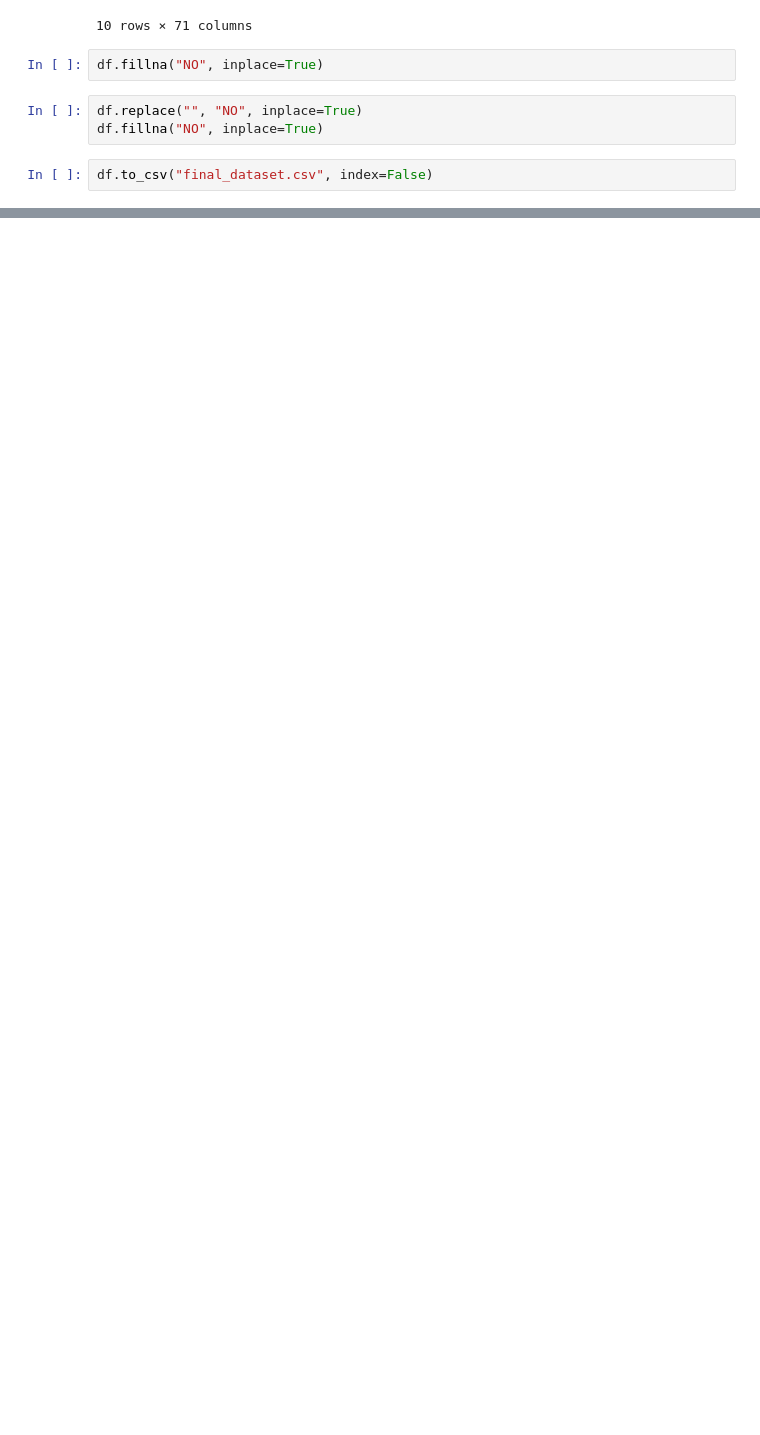
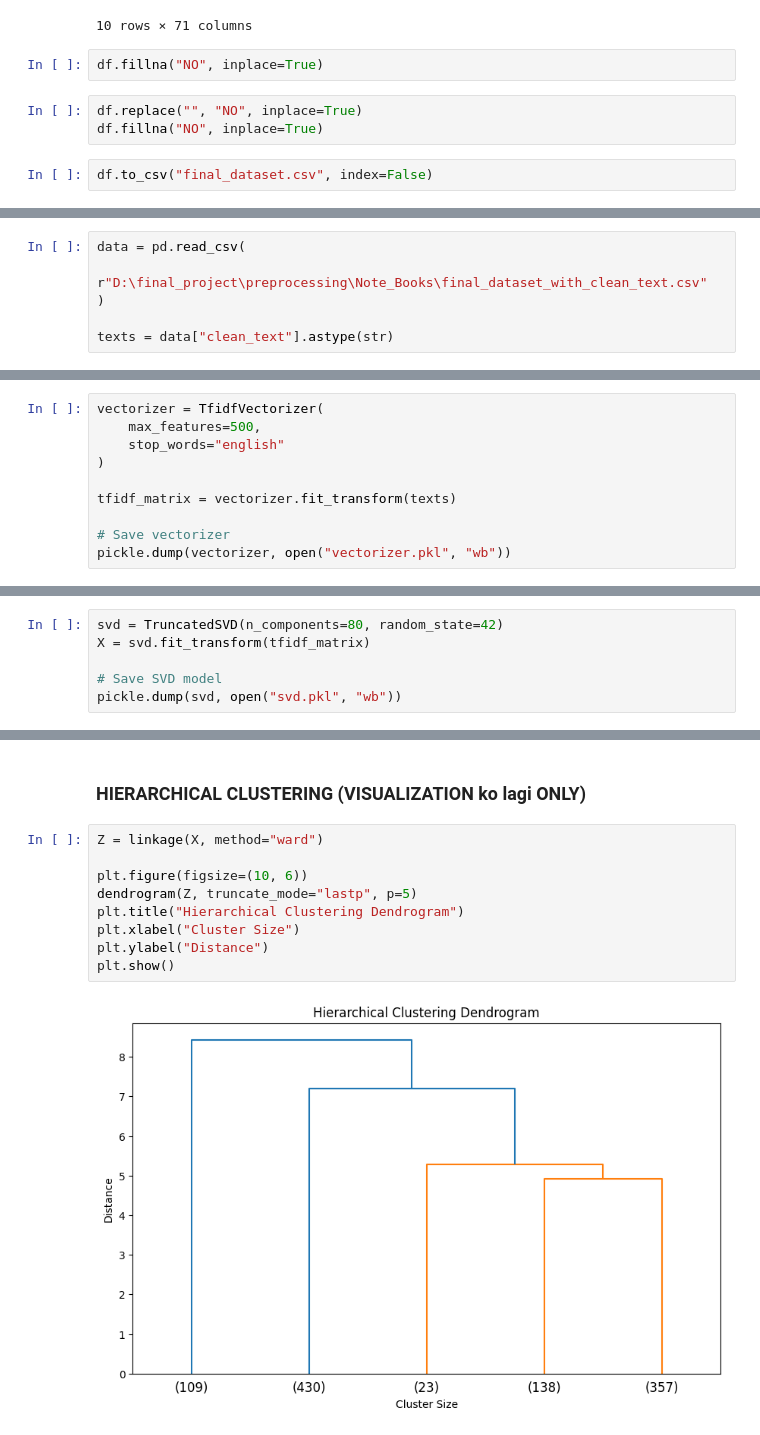
Before and after one commit to smriti-mulmi/Preprocessing, a Jupyter notebook: Note_Books/NTRS_hotel_review_ayena.ipynb, the cells around one changed output, grey strips where cells are left out. Cells and saved outputs as stored; diff of their text form; blank space fills up the shorter version.

Commit message:
Updated recommendation logic and dataset

```diff
--- a/Note_Books/NTRS_hotel_review_ayena.ipynb
+++ b/Note_Books/NTRS_hotel_review_ayena.ipynb
@@ -1180,0 +1380,6 @@ df.to_csv("final_dataset.csv", index=False)
+# %%
+data = pd.read_csv(
+    r"D:\final_project\preprocessing\Note_Books\final_dataset_with_clean_text.csv"
+)
+
+texts = data["clean_text"].astype(str)
@@ -1180,0 +1388,10 @@ df.to_csv("final_dataset.csv", index=False)
+# %%
+vectorizer = TfidfVectorizer(
+    max_features=500,
+    stop_words="english"
+)
+
+tfidf_matrix = vectorizer.fit_transform(texts)
+
+# Save vectorizer
+pickle.dump(vectorizer, open("vectorizer.pkl", "wb"))
@@ -1180,0 +1400,6 @@ df.to_csv("final_dataset.csv", index=False)
+# %%
+svd = TruncatedSVD(n_components=80, random_state=42)
+X = svd.fit_transform(tfidf_matrix)
+
+# Save SVD model
+pickle.dump(svd, open("svd.pkl", "wb"))
@@ -1180,0 +1466,13 @@ df.to_csv("final_dataset.csv", index=False)
+# %% [markdown]
+### HIERARCHICAL CLUSTERING (VISUALIZATION ko lagi ONLY)
+# %%
+Z = linkage(X, method="ward")
+
+plt.figure(figsize=(10, 6))
+dendrogram(Z, truncate_mode="lastp", p=5)
+plt.title("Hierarchical Clustering Dendrogram")
+plt.xlabel("Cluster Size")
+plt.ylabel("Distance")
+plt.show()
+# %% [output]
+[figure, added]
```
Also changed, not shown: parts of 47 cells of this notebook, 12 other files.
